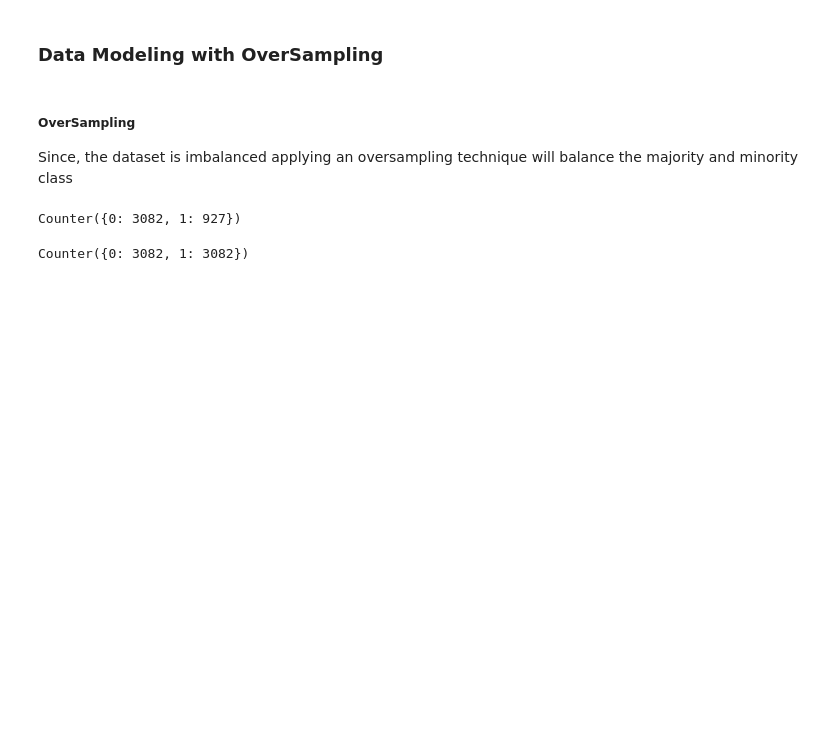
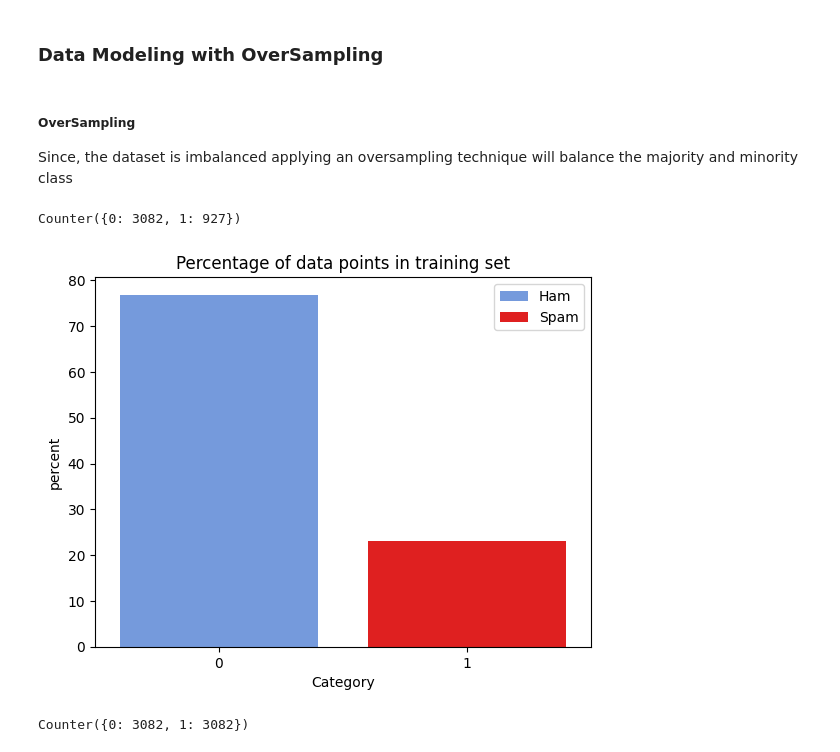
Before and after one commit to RizwanUnNissa/Rizwan_Meta_Scifor_Technology, a Jupyter notebook: MiniProject-II/Spam Email Classifier.ipynb, the cells around one changed output. Saved outputs shown, nothing was run; the diff lists cells and outputs as text; code cells hidden in the pictures; blank space fills up the shorter version.

Commit message:
Inserting a bar graph

```diff
--- a/MiniProject-II/Spam Email Classifier.ipynb
+++ b/MiniProject-II/Spam Email Classifier.ipynb
@@ -286,6 +286,13 @@ from imblearn.over_sampling import RandomOverSampler
 Counter(y_train)
 # %% [output]
 Counter({0: 3082, 1: 927})
+# %%
+sns.countplot(x=y_train,  palette=["#6495ED","#FF0000"], legend="auto", stat="percent")
+plt.legend(labels=["Ham","Spam"])
+plt.title("Percentage of data points in training set")
+plt.show()
+# %% [output]
+[figure, added]
 # %%
 ros = RandomOverSampler(random_state=42)
 x_res,y_res = ros.fit_resample(x_train_features,y_train)
```
Also changed, not shown: parts of 3 cells of this notebook.
